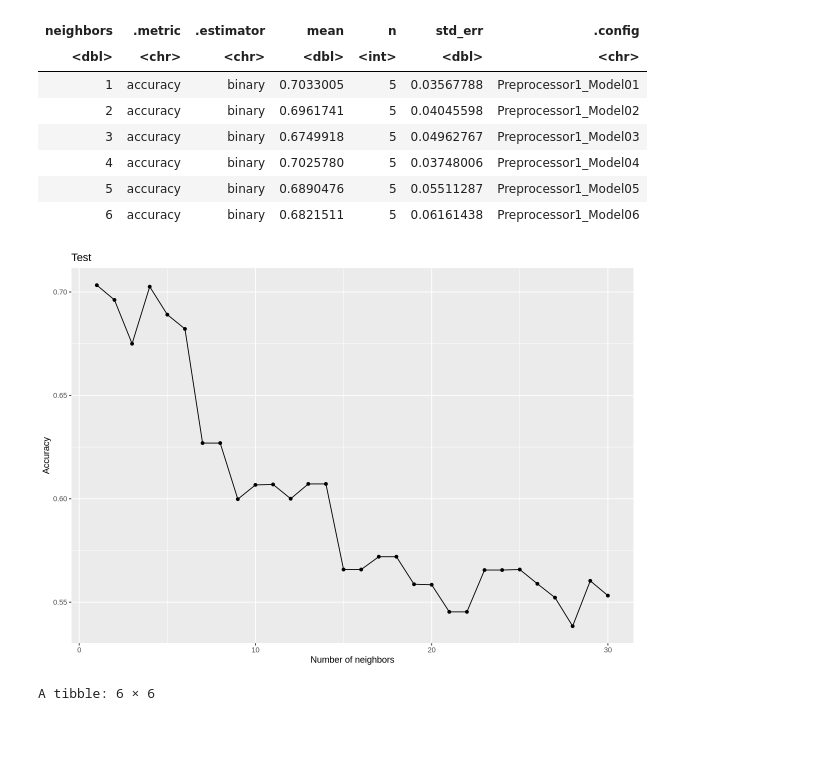
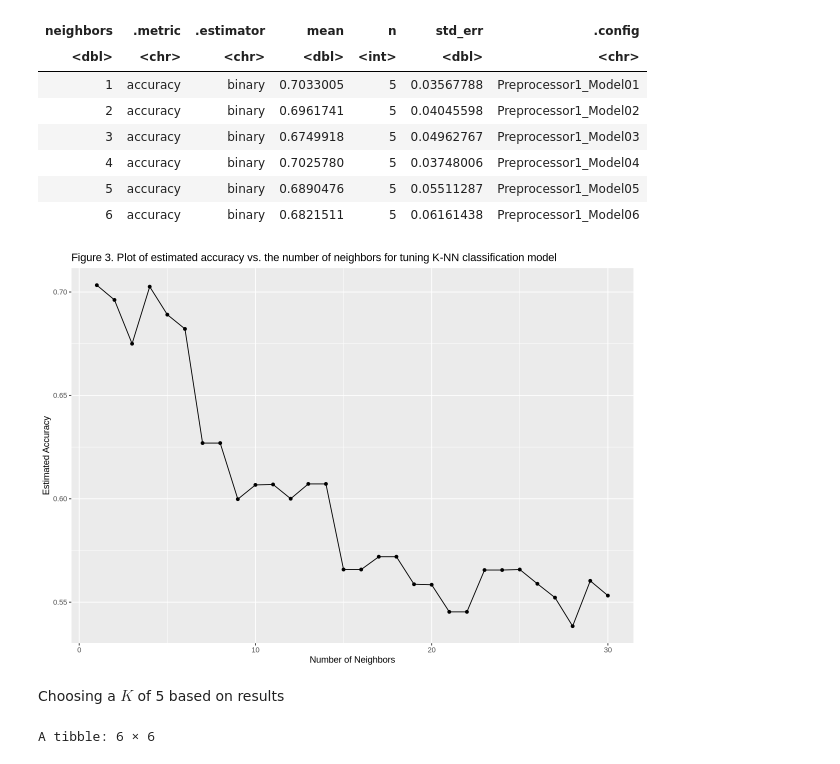
Before and after one commit to adamcheng7/DSCI-100-Final-Project-Report, a Jupyter notebook: Final Project Report.ipynb, the cells around one changed output. Saved outputs shown, nothing was run; the diff lists cells and outputs as text; code cells hidden in the pictures; blank space fills up the shorter version.

```diff
--- a/Final Project Report.ipynb
+++ b/Final Project Report.ipynb
@@ -282,17 +301,19 @@ A tibble: 6 × 7
 # %%
 # Plotting estimated accuracy vs. K
 
 options(repr.plot.height=7,repr.plot.width=10)
 
 cross_val_plot<-mc_tune|>
     ggplot(aes(x=neighbors,y=mean))+
     geom_point()+
     geom_line()+
-    labs(x="Number of neighbors",y="Accuracy",title="Test")
+    labs(x="Number of Neighbors",
+         y="Estimated Accuracy",
+         title="Figure 3. Plot of estimated accuracy vs. the number of neighbors for tuning K-NN classification model")
 
 cross_val_plot
-
-# Choosing a K of 5 based on results
 # %% [output]
-[figure, old version]
+[figure, new version]
+# %% [markdown]
+Choosing a $K$ of 5 based on results
 # %%
```
Also changed, not shown: parts of 15 cells of this notebook.
